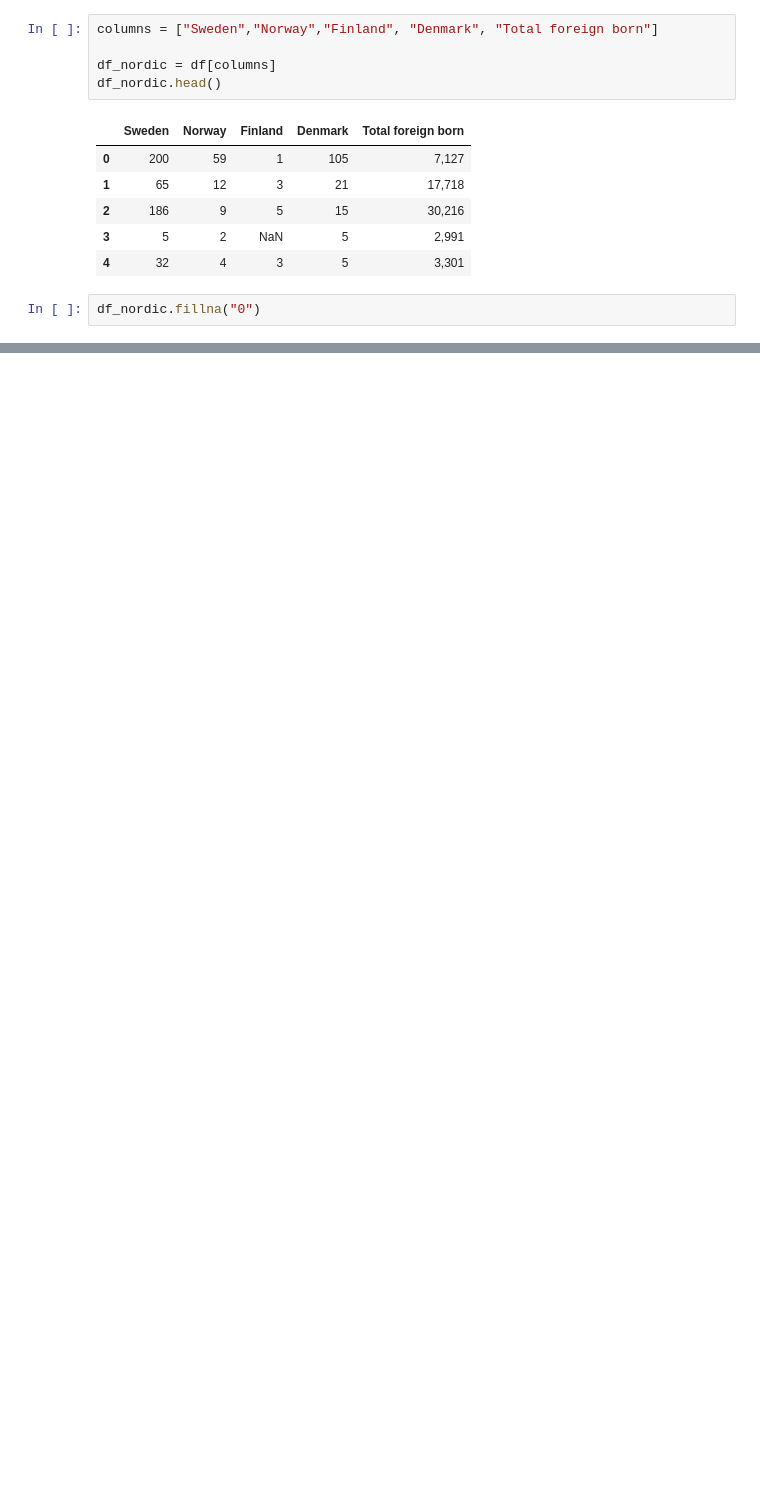
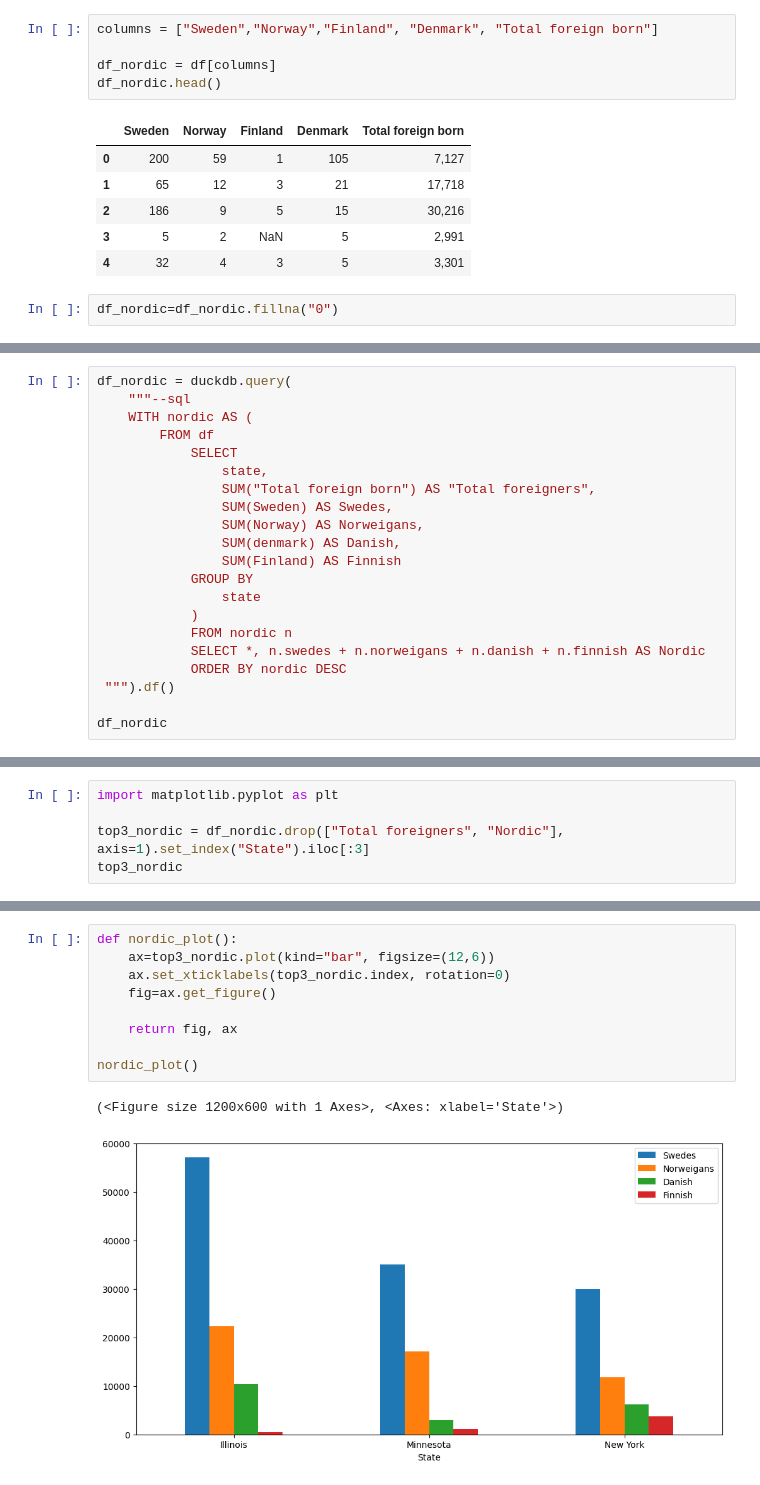
Before and after one commit to AlejandroHiroshima/Data_Visualisation_AlexH_DE24, a Jupyter notebook: code_alongs/03_matplotlib_annotations/matplotlib_annotations.ipynb, the cells around one changed output, grey strips where cells are left out. Drawn from its saved outputs; the diff is of its cells as text; blank space fills up the shorter version.

```diff
--- a/code_alongs/03_matplotlib_annotations/matplotlib_annotations.ipynb
+++ b/code_alongs/03_matplotlib_annotations/matplotlib_annotations.ipynb
@@ -77,4 +62,4 @@ df_nordic.head()
 | 3 | 5 | 2 | NaN | 5 | 2,991 |
 | 4 | 32 | 4 | 3 | 5 | 3,301 |
 # %%
-df_nordic.fillna("0")
+df_nordic=df_nordic.fillna("0")
@@ -110,0 +120,21 @@ duckdb.query("""
+# %%
+df_nordic = duckdb.query(
+    """--sql
+    WITH nordic AS (
+        FROM df
+            SELECT
+                state,
+                SUM("Total foreign born") AS "Total foreigners",
+                SUM(Sweden) AS Swedes,
+                SUM(Norway) AS Norweigans,
+                SUM(denmark) AS Danish,
+                SUM(Finland) AS Finnish
+            GROUP BY
+                state
+            )
+            FROM nordic n
+            SELECT *, n.swedes + n.norweigans + n.danish + n.finnish AS Nordic
+            ORDER BY nordic DESC
+ """).df()
+
+df_nordic
@@ -110,0 +163,5 @@ duckdb.query("""
+# %%
+import matplotlib.pyplot as plt
+
+top3_nordic = df_nordic.drop(["Total foreigners", "Nordic"], axis=1).set_index("State").iloc[:3]
+top3_nordic
@@ -110,0 +174,12 @@ duckdb.query("""
+# %%
+def nordic_plot():
+    ax=top3_nordic.plot(kind="bar", figsize=(12,6))
+    ax.set_xticklabels(top3_nordic.index, rotation=0)
+    fig=ax.get_figure()
+
+    return fig, ax
+
+nordic_plot()
+# %% [output]
+(<Figure size 1200x600 with 1 Axes>, <Axes: xlabel='State'>)
+[figure, added]
```
Also changed, not shown: parts of 15 cells of this notebook, 2 other files.
